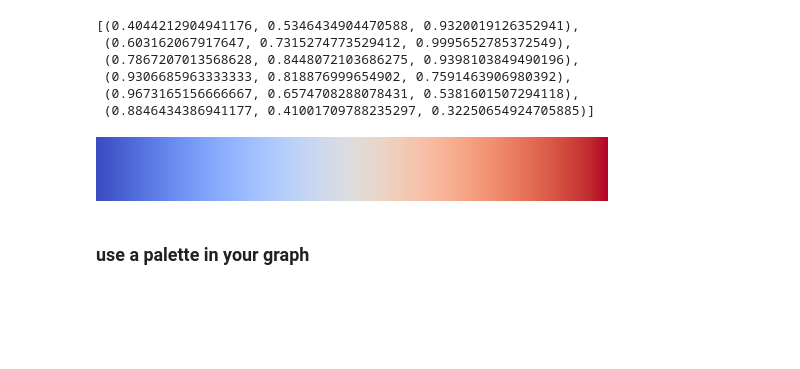
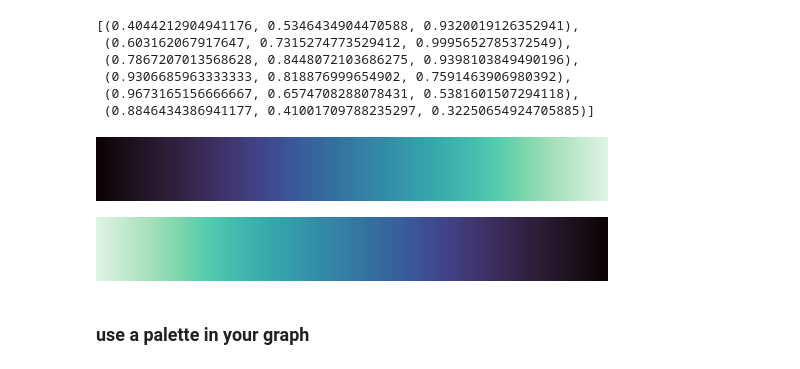
Before and after one commit to jgraber/PythonFriday, a Jupyter notebook: Jupyter/Seaborn_styling.ipynb, the cells around one changed output. Saved outputs shown, nothing was run; the diff lists cells and outputs as text; code cells hidden in the pictures; blank space fills up the shorter version.

```diff
--- a/Jupyter/Seaborn_styling.ipynb
+++ b/Jupyter/Seaborn_styling.ipynb
@@ -46,9 +46,13 @@ sns.color_palette("coolwarm")
  (0.9673165156666667, 0.6574708288078431, 0.5381601507294118),
  (0.8846434386941177, 0.41001709788235297, 0.32250654924705885)]
 # %%
-sns.color_palette("coolwarm", as_cmap=True)
+sns.color_palette("mako", as_cmap=True)
 # %% [output]
-[figure, old version]
+[figure, new version]
+# %%
+sns.color_palette("mako_r", as_cmap=True)
+# %% [output]
+[figure, added]
 # %% [markdown]
 ### use a palette in your graph
 # %%
```
Also changed, not shown: parts of 12 cells of this notebook.
